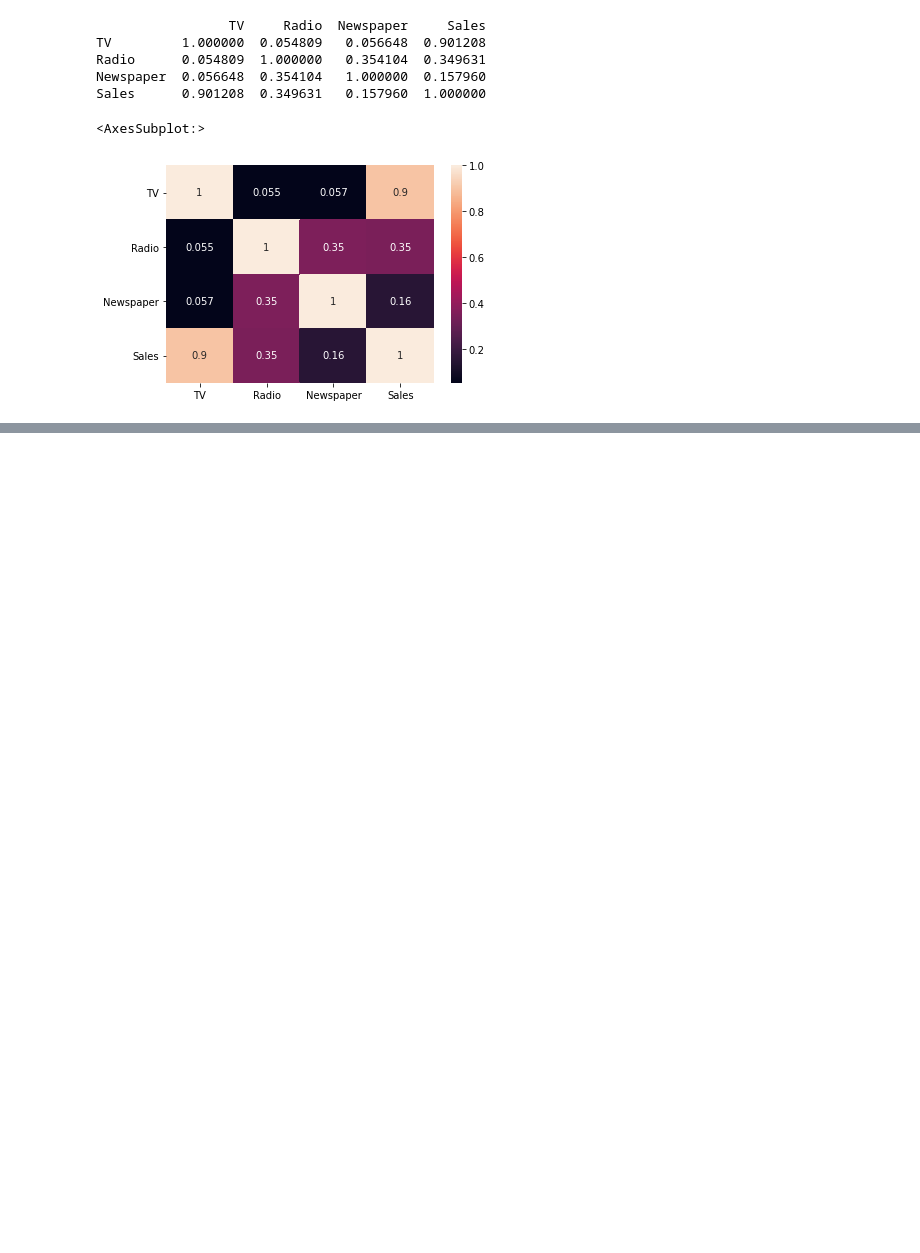
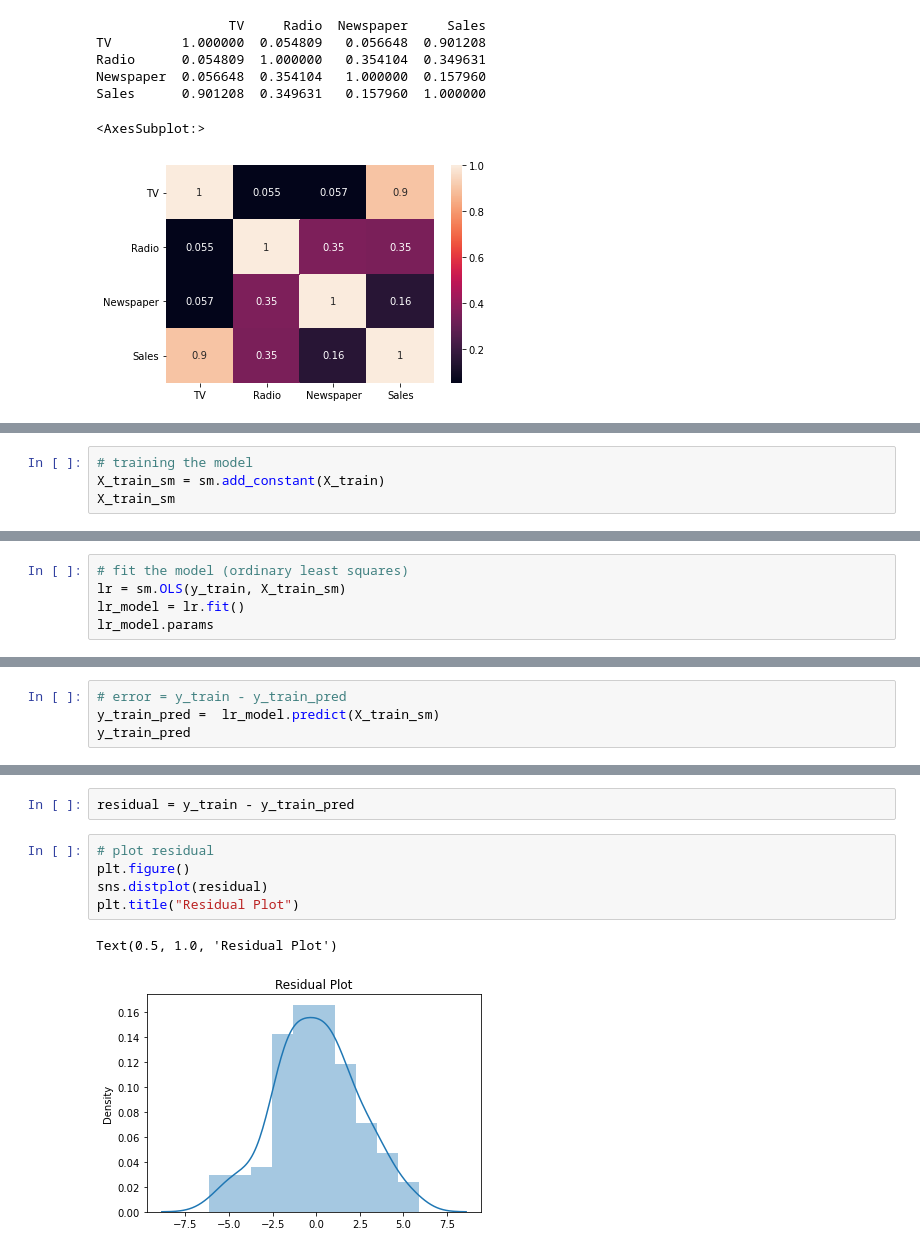
Before and after one commit to khairnardevashish/Advertising-Simple-Linear-Regression, a Jupyter notebook: Simple LR.ipynb, the cells around one changed output, grey strips where cells are left out. Cells and saved outputs as stored; diff of their text form; blank space fills up the shorter version.

```diff
--- a/Simple LR.ipynb
+++ b/Simple LR.ipynb
@@ -100,0 +126,4 @@ Sales      0.901208  0.349631   0.157960  1.000000
+# %%
+# training the model
+X_train_sm = sm.add_constant(X_train)
+X_train_sm
@@ -100,0 +144,5 @@ Sales      0.901208  0.349631   0.157960  1.000000
+# %%
+# fit the model (ordinary least squares)
+lr = sm.OLS(y_train, X_train_sm)
+lr_model = lr.fit()
+lr_model.params
@@ -100,0 +188,4 @@ Sales      0.901208  0.349631   0.157960  1.000000
+# %%
+# error = y_train - y_train_pred
+y_train_pred =  lr_model.predict(X_train_sm)
+y_train_pred
@@ -100,0 +205,10 @@ Sales      0.901208  0.349631   0.157960  1.000000
+# %%
+residual = y_train - y_train_pred
+# %%
+# plot residual
+plt.figure()
+sns.distplot(residual)
+plt.title("Residual Plot")
+# %% [output]
+Text(0.5, 1.0, 'Residual Plot')
+[figure, added]
```
Also changed, not shown: parts of 28 cells of this notebook.
